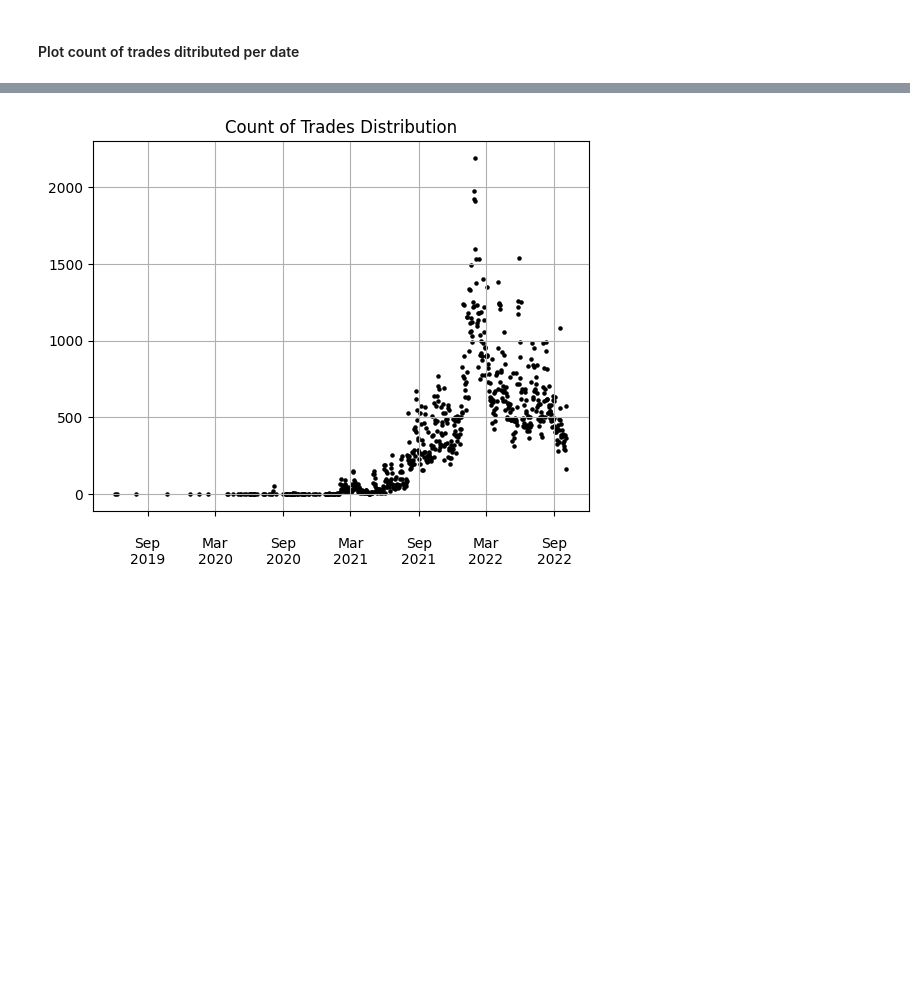
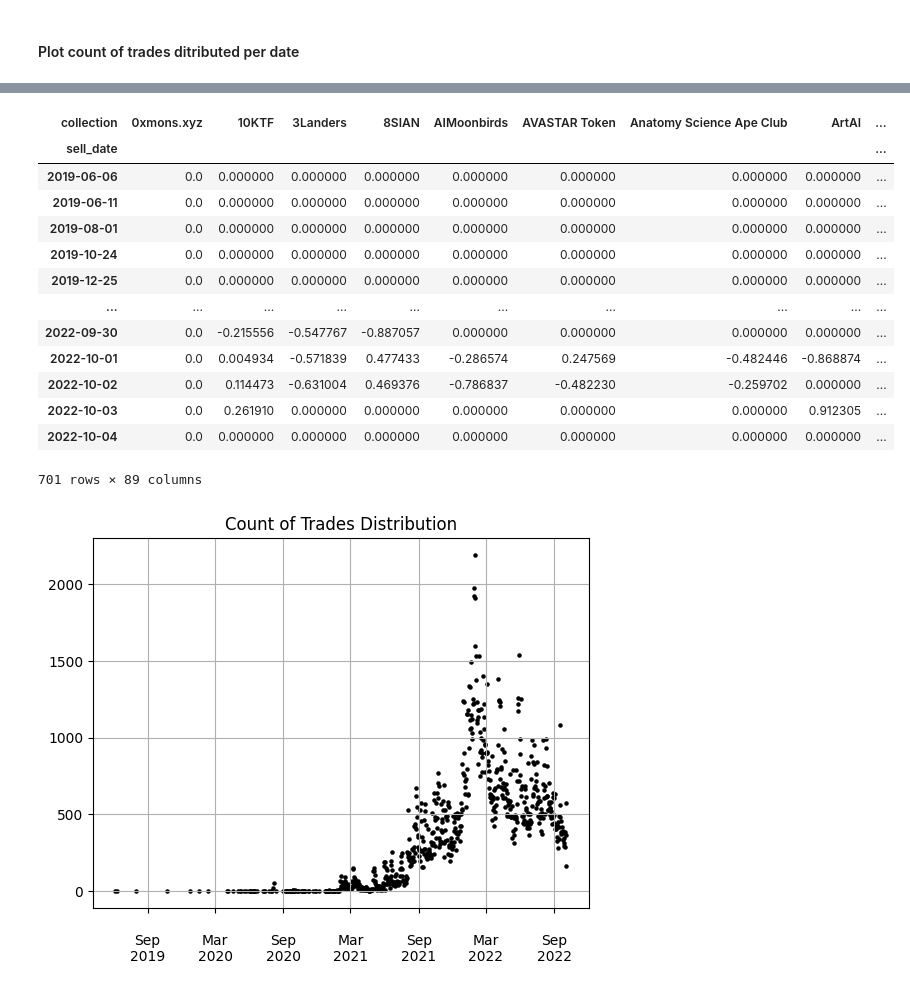
Before and after one commit to vfcapital/bachelor-thesis, a Jupyter notebook: bachelorthesis/notebooks/trade_analysis.ipynb, the cells around one changed output, grey strips where cells are left out. Cells and saved outputs as stored; diff of their text form; code cells hidden in the pictures; blank space fills up the shorter version.

```diff
--- a/bachelorthesis/notebooks/trade_analysis.ipynb
+++ b/bachelorthesis/notebooks/trade_analysis.ipynb
@@ -45,0 +74,25 @@ from sklearn.cluster import KMeans
+# %%
+collection_sum = (
+    nft_trades[["sell_date", "profit_usd", "collection"]]
+    .pivot_table(columns="collection", index="sell_date", values="profit_usd", aggfunc="mean")
+    .fillna(0)
+)
+#collection_sum.loc["Total", :] = collection_sum.sum(axis=0)
+#collection_sum.loc[:, "Total"] = collection_sum.sum(axis=1)
+# %%
+collection_sum
+# %% [output]
+| collection | 0xmons.xyz | 10KTF | 3Landers | 8SIAN | AIMoonbirds | AVASTAR Token | Anatomy Science Ape Club | ArtAI | ... |
+| sell_date |  |  |  |  |  |  |  |  | ... |
+| 2019-06-06 | 0.0 | 0.000000 | 0.000000 | 0.000000 | 0.000000 | 0.000000 | 0.000000 | 0.000000 | ... |
+| 2019-06-11 | 0.0 | 0.000000 | 0.000000 | 0.000000 | 0.000000 | 0.000000 | 0.000000 | 0.000000 | ... |
+| 2019-08-01 | 0.0 | 0.000000 | 0.000000 | 0.000000 | 0.000000 | 0.000000 | 0.000000 | 0.000000 | ... |
+| 2019-10-24 | 0.0 | 0.000000 | 0.000000 | 0.000000 | 0.000000 | 0.000000 | 0.000000 | 0.000000 | ... |
+| 2019-12-25 | 0.0 | 0.000000 | 0.000000 | 0.000000 | 0.000000 | 0.000000 | 0.000000 | 0.000000 | ... |
+| ... | ... | ... | ... | ... | ... | ... | ... | ... | ... |
+| 2022-09-30 | 0.0 | -0.215556 | -0.547767 | -0.887057 | 0.000000 | 0.000000 | 0.000000 | 0.000000 | ... |
+| 2022-10-01 | 0.0 | 0.004934 | -0.571839 | 0.477433 | -0.286574 | 0.247569 | -0.482446 | -0.868874 | ... |
+| 2022-10-02 | 0.0 | 0.114473 | -0.631004 | 0.469376 | -0.786837 | -0.482230 | -0.259702 | 0.000000 | ... |
+| 2022-10-03 | 0.0 | 0.261910 | 0.000000 | 0.000000 | 0.000000 | 0.000000 | 0.000000 | 0.912305 | ... |
+| 2022-10-04 | 0.0 | 0.000000 | 0.000000 | 0.000000 | 0.000000 | 0.000000 | 0.000000 | 0.000000 | ... |
+701 rows × 89 columns
```
Also changed, not shown: parts of 17 cells of this notebook.
